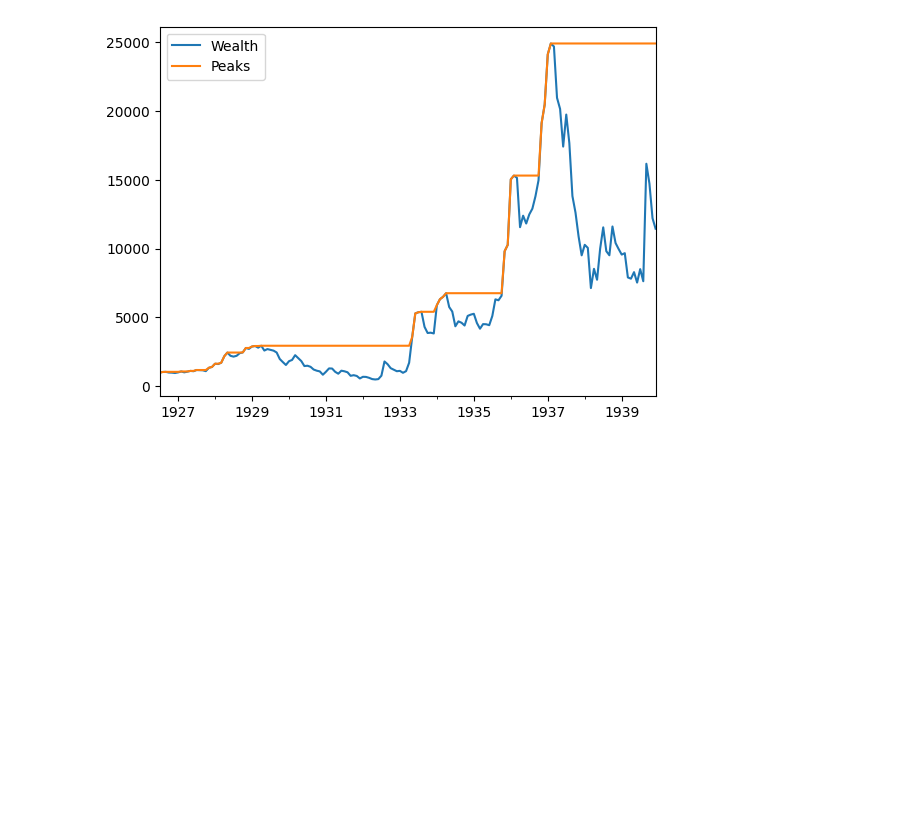
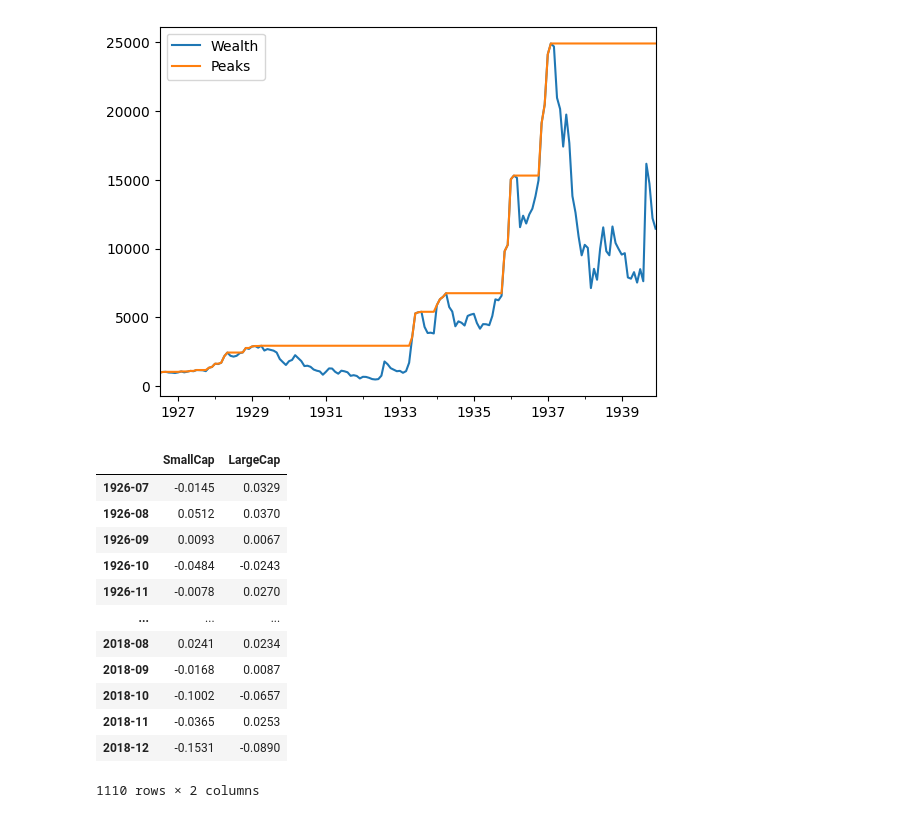
Before and after one commit to tr4nc3/portfolio-construction, a Jupyter notebook: portfolio.ipynb, the cells around one changed output. Drawn from its saved outputs; the diff is of its cells as text; code cells hidden in the pictures; blank space fills up the shorter version.

```diff
--- a/portfolio.ipynb
+++ b/portfolio.ipynb
@@ -134,3 +134,20 @@ drawdown(rets['SmallCap'][:'1939'])[['Wealth', 'Peaks']].plot()
 # %%
 %load_ext autoreload
 %autoreload 2
+# %%
+import finlib
+finlib.get_ffme_returns()
+# %% [output]
+|  | SmallCap | LargeCap |
+| 1926-07 | -0.0145 | 0.0329 |
+| 1926-08 | 0.0512 | 0.0370 |
+| 1926-09 | 0.0093 | 0.0067 |
+| 1926-10 | -0.0484 | -0.0243 |
+| 1926-11 | -0.0078 | 0.0270 |
+| ... | ... | ... |
+| 2018-08 | 0.0241 | 0.0234 |
+| 2018-09 | -0.0168 | 0.0087 |
+| 2018-10 | -0.1002 | -0.0657 |
+| 2018-11 | -0.0365 | 0.0253 |
+| 2018-12 | -0.1531 | -0.0890 |
+1110 rows × 2 columns
```
Also changed, not shown: parts of 6 cells of this notebook, 1 other file.
